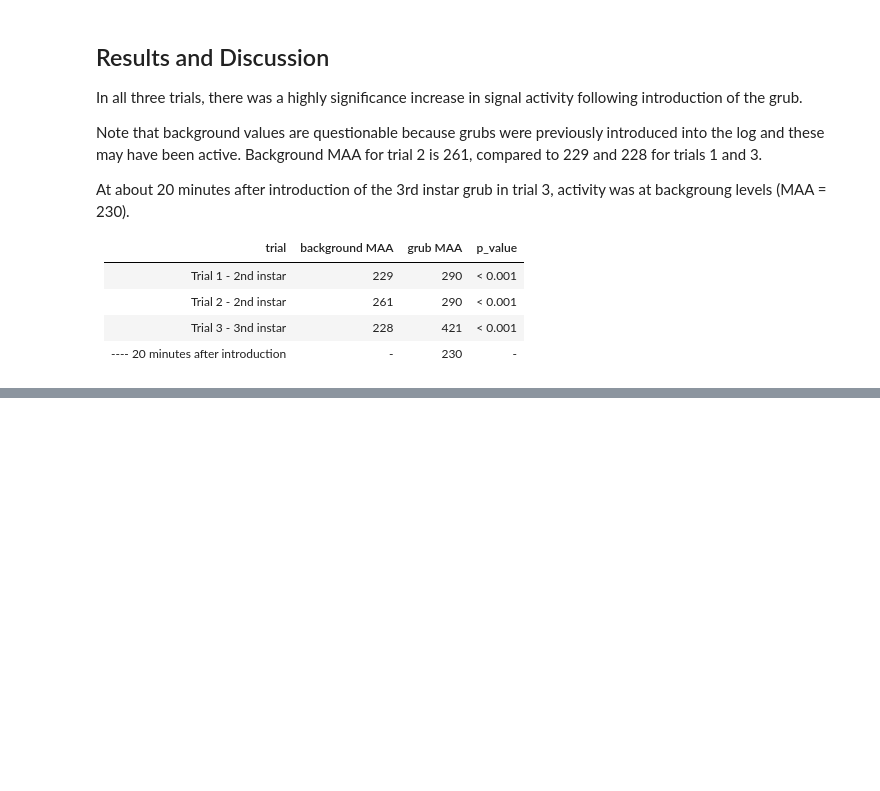
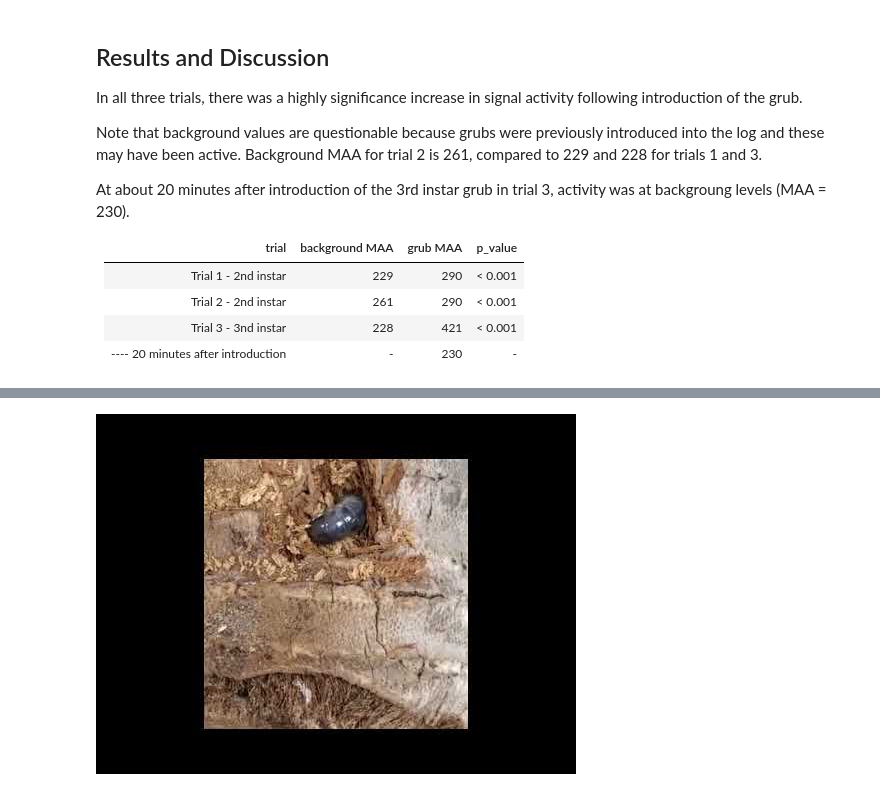
Before and after one commit to aubreymoore/treevibes, a Jupyter notebook: code/Experiment 2022-04-21.ipynb, the cells around one changed output, grey strips where cells are left out. Saved outputs shown, nothing was run; the diff lists cells and outputs as text; code cells hidden in the pictures; blank space fills up the shorter version.

```diff
--- a/code/Experiment 2022-04-21.ipynb
+++ b/code/Experiment 2022-04-21.ipynb
@@ -178,0 +187,4 @@ Tracks006: Trial 3 grub I3 20m after introduction<br>
+# %%
+YouTubeVideo('XdpRKs2AyV4')
+# %% [output]
+[figure, added]
```
Also changed, not shown: parts of 4 cells of this notebook.
